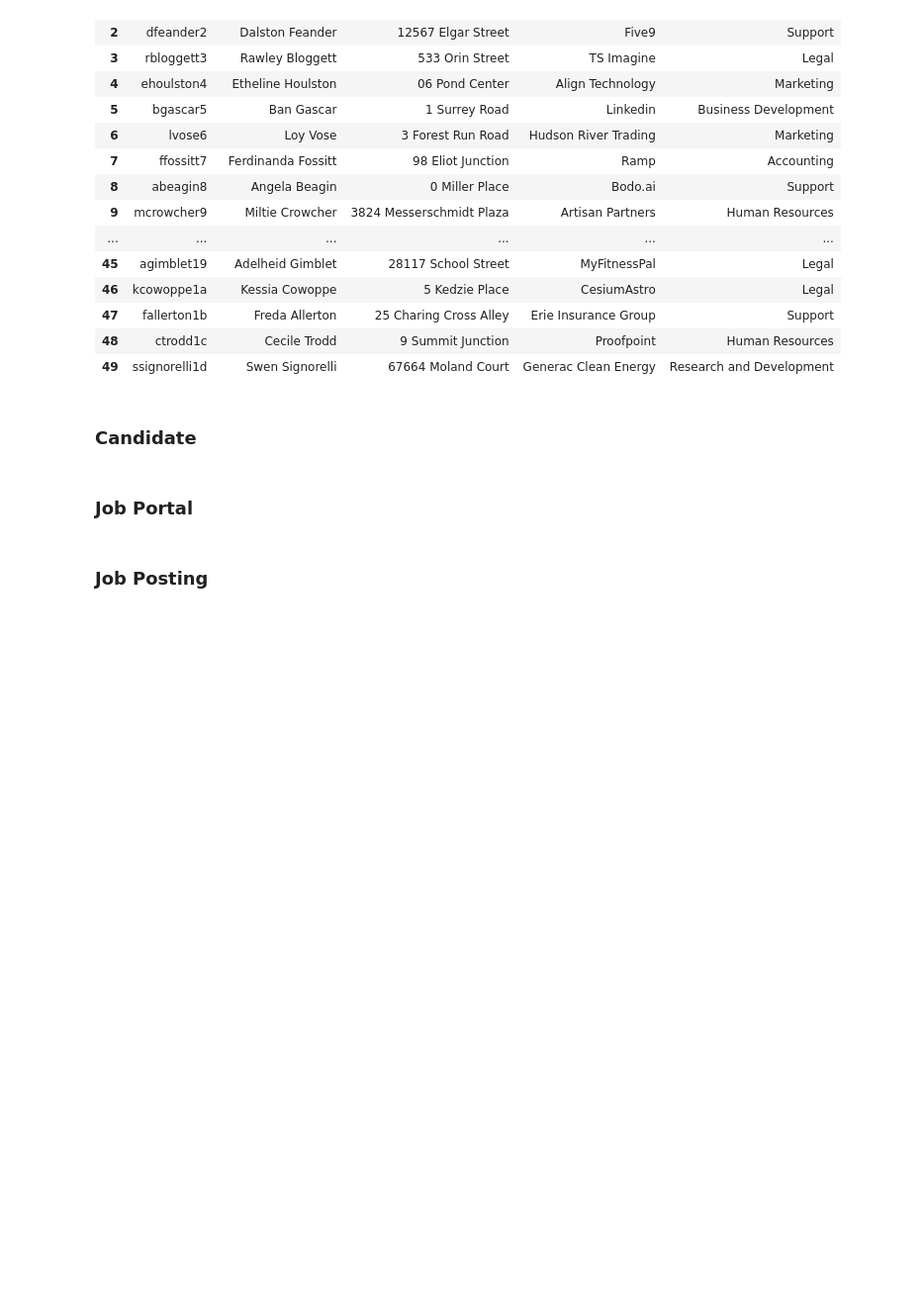
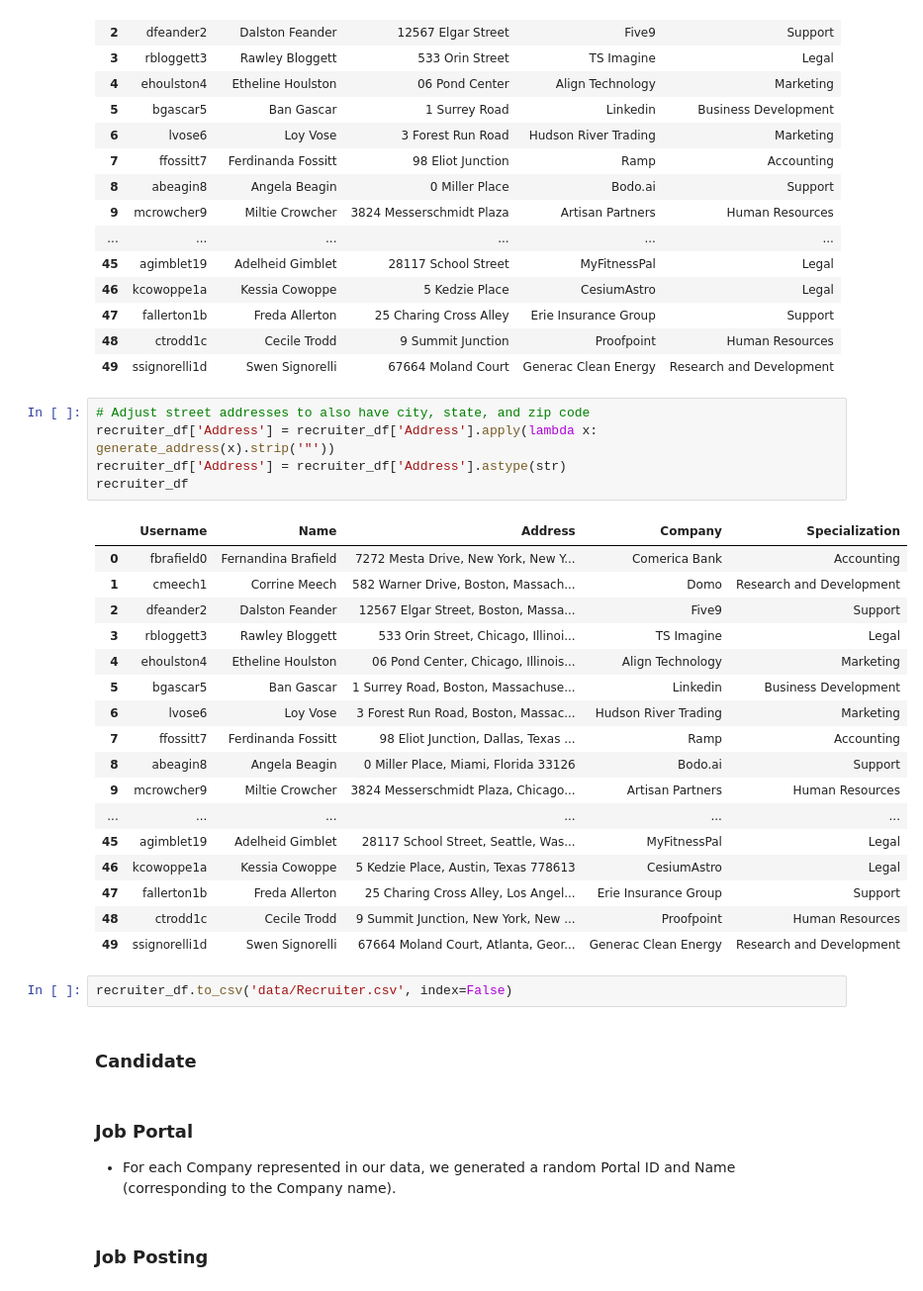
Before and after one commit to vbainwala/TalentTrove, a Jupyter notebook: make_data.ipynb, the cells around one changed output. Shown at 99% size. Cells and saved outputs as stored; diff of their text form; blank space fills up the shorter version.

Commit message:
Add final Employee and Recruiter data tables

```diff
--- a/make_data.ipynb
+++ b/make_data.ipynb
@@ -304,10 +309,36 @@ recruiter_df
 | 47 | fallerton1b | Freda Allerton | 25 Charing Cross Alley | Erie Insurance Group | Support |
 | 48 | ctrodd1c | Cecile Trodd | 9 Summit Junction | Proofpoint | Human Resources |
 | 49 | ssignorelli1d | Swen Signorelli | 67664 Moland Court | Generac Clean Energy | Research and Development |
+# %%
+# Adjust street addresses to also have city, state, and zip code
+recruiter_df['Address'] = recruiter_df['Address'].apply(lambda x: generate_address(x).strip('"'))
+recruiter_df['Address'] = recruiter_df['Address'].astype(str)
+recruiter_df
+# %% [output]
+|  | Username | Name | Address | Company | Specialization |
+| 0 | fbrafield0 | Fernandina Brafield | 7272 Mesta Drive, New York, New Y... | Comerica Bank | Accounting |
+| 1 | cmeech1 | Corrine Meech | 582 Warner Drive, Boston, Massach... | Domo | Research and Development |
+| 2 | dfeander2 | Dalston Feander | 12567 Elgar Street, Boston, Massa... | Five9 | Support |
+| 3 | rbloggett3 | Rawley Bloggett | 533 Orin Street, Chicago, Illinoi... | TS Imagine | Legal |
+| 4 | ehoulston4 | Etheline Houlston | 06 Pond Center, Chicago, Illinois... | Align Technology | Marketing |
+| 5 | bgascar5 | Ban Gascar | 1 Surrey Road, Boston, Massachuse... | Linkedin | Business Development |
+| 6 | lvose6 | Loy Vose | 3 Forest Run Road, Boston, Massac... | Hudson River Trading | Marketing |
+| 7 | ffossitt7 | Ferdinanda Fossitt | 98 Eliot Junction, Dallas, Texas ... | Ramp | Accounting |
+| 8 | abeagin8 | Angela Beagin | 0 Miller Place, Miami, Florida 33126 | Bodo.ai | Support |
+| 9 | mcrowcher9 | Miltie Crowcher | 3824 Messerschmidt Plaza, Chicago... | Artisan Partners | Human Resources |
+| ... | ... | ... | ... | ... | ... |
+| 45 | agimblet19 | Adelheid Gimblet | 28117 School Street, Seattle, Was... | MyFitnessPal | Legal |
+| 46 | kcowoppe1a | Kessia Cowoppe | 5 Kedzie Place, Austin, Texas 778613 | CesiumAstro | Legal |
+| 47 | fallerton1b | Freda Allerton | 25 Charing Cross Alley, Los Angel... | Erie Insurance Group | Support |
+| 48 | ctrodd1c | Cecile Trodd | 9 Summit Junction, New York, New ... | Proofpoint | Human Resources |
+| 49 | ssignorelli1d | Swen Signorelli | 67664 Moland Court, Atlanta, Geor... | Generac Clean Energy | Research and Development |
+# %%
+recruiter_df.to_csv('data/Recruiter.csv', index=False)
 # %% [markdown]
 ### Candidate
 # %% [markdown]
 ### Job Portal
+- For each Company represented in our data, we generated a random Portal ID and Name (corresponding to the Company name).
 # %% [markdown]
 ### Job Posting
 # %% [markdown]
```
Also changed, not shown: parts of 2 cells of this notebook, 3 other files.
